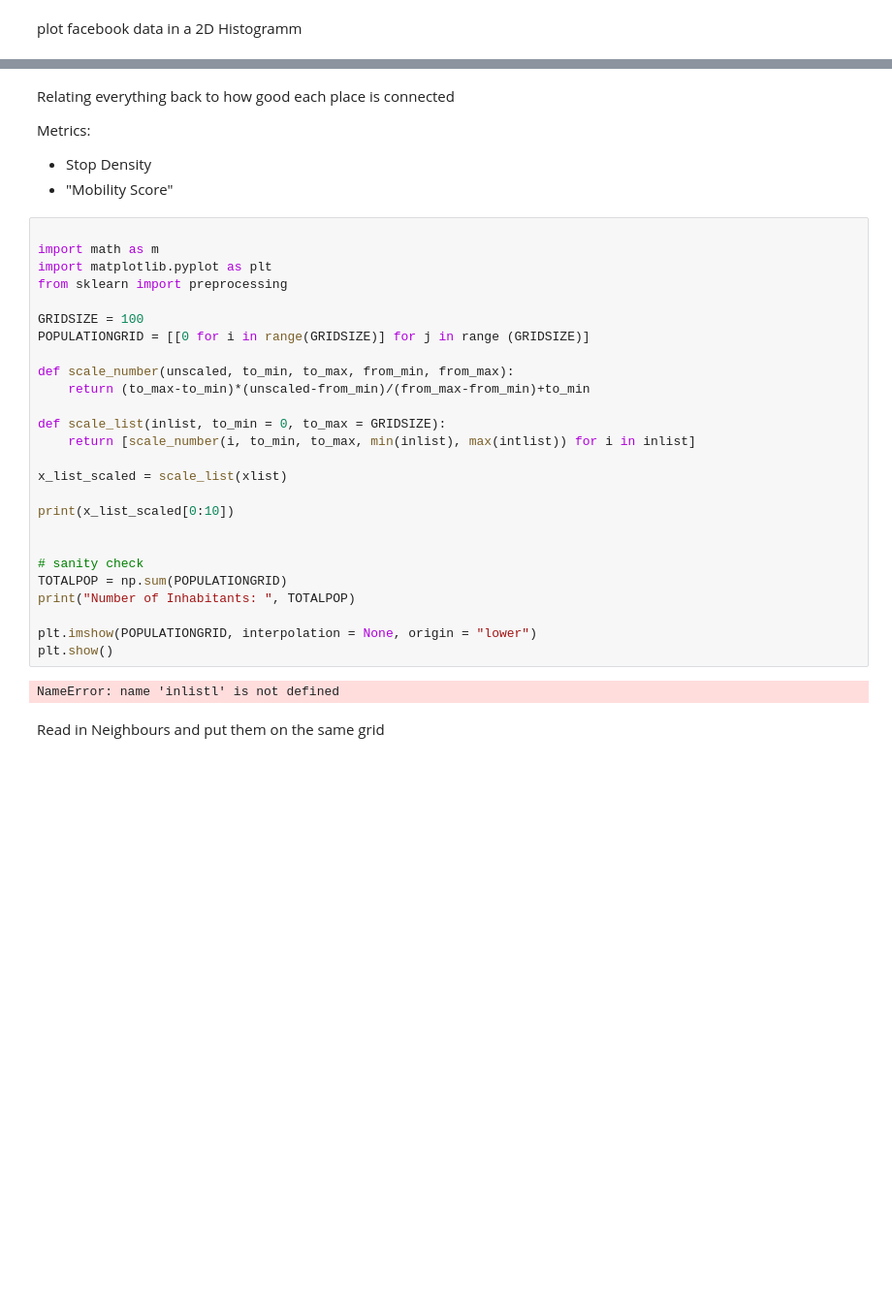
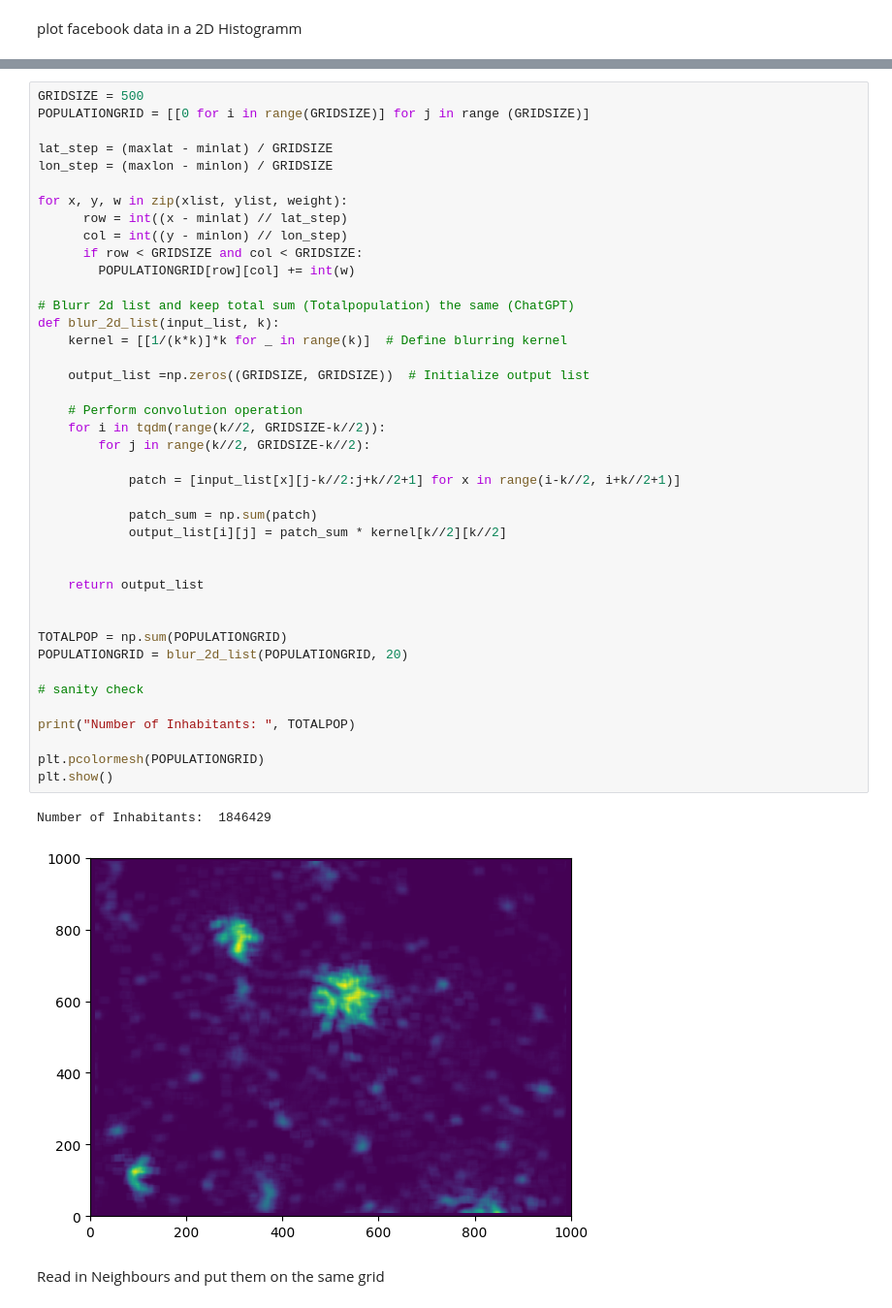
Before and after one commit to lauris-schleussner/Datascience2, a Jupyter notebook: People living distance from stop.ipynb, the cells around one changed output, grey strips where cells are left out. Shown at 97% size. Cells and saved outputs as stored; diff of their text form; blank space fills up the shorter version.

```diff
--- a/People living distance from stop.ipynb
+++ b/People living distance from stop.ipynb
@@ -49,38 +52,47 @@ fig.canvas.draw()
-# %% [markdown]
-Relating everything back to how good each place is connected
-
-Metrics:
-
-- Stop Density
-- "Mobility Score"
-# %%
-
-import math as m
-import matplotlib.pyplot as plt
-from sklearn import preprocessing
-
-GRIDSIZE = 100
-POPULATIONGRID = [[0 for i in range(GRIDSIZE)] for j in range (GRIDSIZE)]
-
-def scale_number(unscaled, to_min, to_max, from_min, from_max):
-    return (to_max-to_min)*(unscaled-from_min)/(from_max-from_min)+to_min
-
-def scale_list(inlist, to_min = 0, to_max = GRIDSIZE):
-    return [scale_number(i, to_min, to_max, min(inlist), max(intlist)) for i in inlist]
-
-x_list_scaled = scale_list(xlist)
-
-print(x_list_scaled[0:10])
-
-
-# sanity check
-TOTALPOP = np.sum(POPULATIONGRID)
-print("Number of Inhabitants: ", TOTALPOP)
-
-plt.imshow(POPULATIONGRID, interpolation = None, origin = "lower")
-plt.show()
-# %% [output]
-NameError: name 'inlistl' is not defined
+# %%
+GRIDSIZE = 500
+POPULATIONGRID = [[0 for i in range(GRIDSIZE)] for j in range (GRIDSIZE)]
+
+lat_step = (maxlat - minlat) / GRIDSIZE
+lon_step = (maxlon - minlon) / GRIDSIZE
+
+for x, y, w in zip(xlist, ylist, weight):
+      row = int((x - minlat) // lat_step)
+      col = int((y - minlon) // lon_step)
+      if row < GRIDSIZE and col < GRIDSIZE:
+        POPULATIONGRID[row][col] += int(w)
+
+# Blurr 2d list and keep total sum (Totalpopulation) the same (ChatGPT)
+def blur_2d_list(input_list, k):
+    kernel = [[1/(k*k)]*k for _ in range(k)]  # Define blurring kernel
+
+    output_list =np.zeros((GRIDSIZE, GRIDSIZE))  # Initialize output list
+
+    # Perform convolution operation
+    for i in tqdm(range(k//2, GRIDSIZE-k//2)):
+        for j in range(k//2, GRIDSIZE-k//2):
+
+            patch = [input_list[x][j-k//2:j+k//2+1] for x in range(i-k//2, i+k//2+1)]
+
+            patch_sum = np.sum(patch)
+            output_list[i][j] = patch_sum * kernel[k//2][k//2]
+
+
+    return output_list
+
+
+TOTALPOP = np.sum(POPULATIONGRID)
+POPULATIONGRID = blur_2d_list(POPULATIONGRID, 20)
+
+# sanity check
+
+print("Number of Inhabitants: ", TOTALPOP)
+
+plt.pcolormesh(POPULATIONGRID)
+plt.show()
+# %% [output]
+Number of Inhabitants:  1846429
+[figure, added]
 # %% [markdown]
 Read in Neighbours and put them on the same grid
 # %%
```
Also changed, not shown: parts of 7 cells of this notebook, 2 other files.
